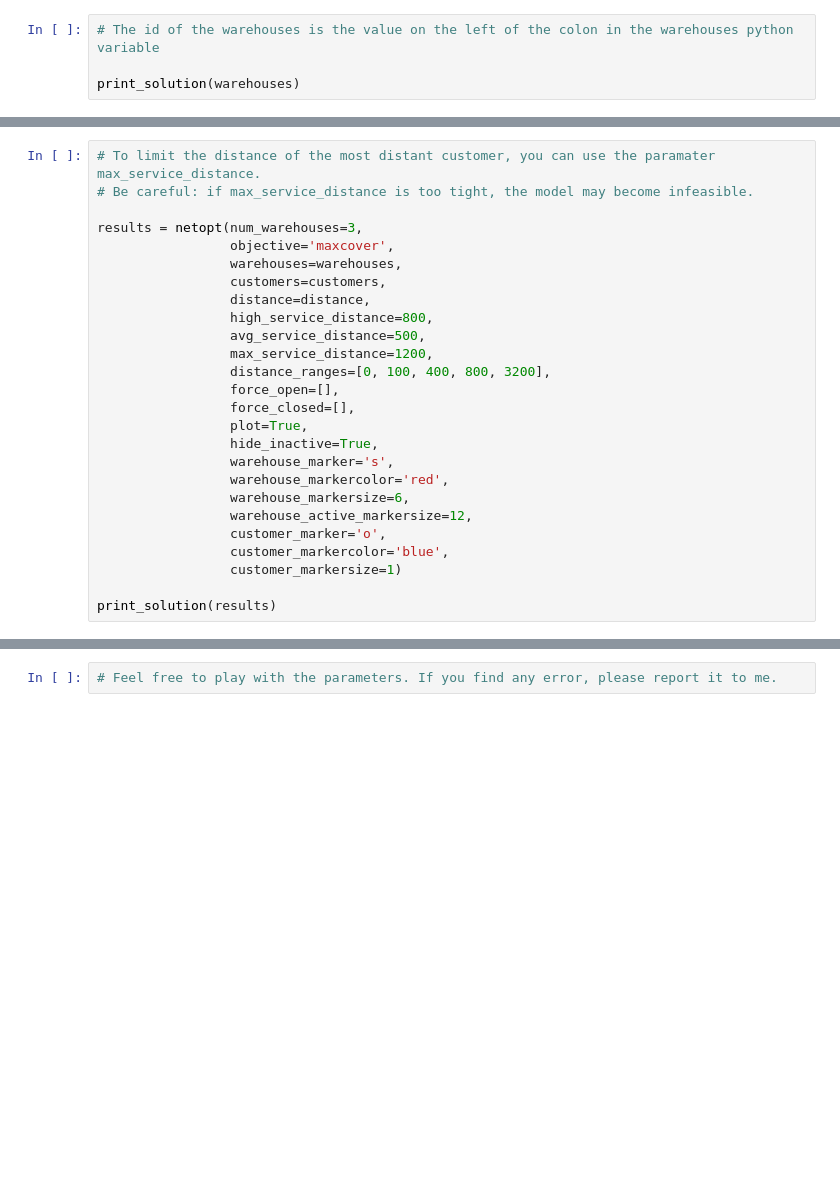
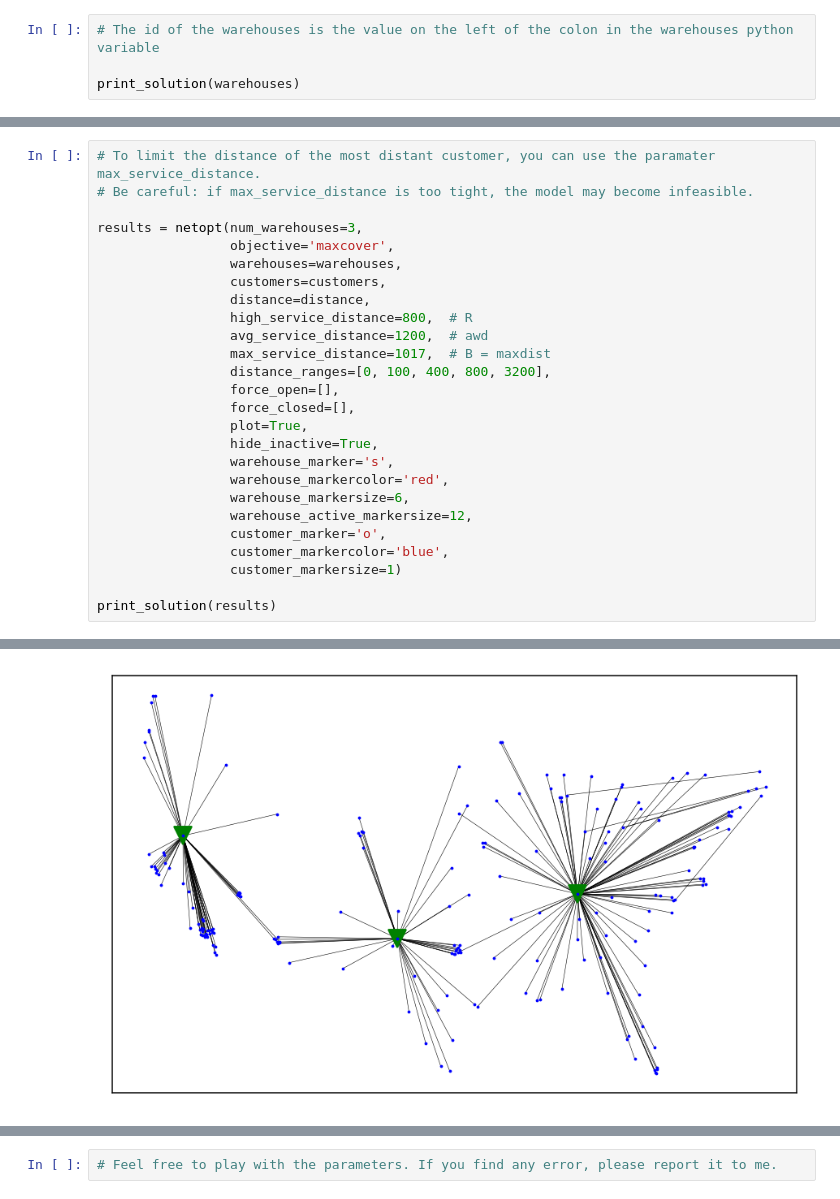
Before and after one commit to ropinotex/network_optimization, a Jupyter notebook: WarehouseNetworkOptimization.ipynb, the cells around one changed output, grey strips where cells are left out. Cells and saved outputs as stored; diff of their text form; blank space fills up the shorter version.

```diff
--- a/WarehouseNetworkOptimization.ipynb
+++ b/WarehouseNetworkOptimization.ipynb
@@ -172,9 +254,9 @@ results = netopt(num_warehouses=3,
                  warehouses=warehouses,
                  customers=customers,
                  distance=distance,
-                 high_service_distance=800,
-                 avg_service_distance=500,
-                 max_service_distance=1200,
+                 high_service_distance=800,  # R
+                 avg_service_distance=1200,  # awd
+                 max_service_distance=1017,  # B = maxdist
                  distance_ranges=[0, 100, 400, 800, 3200],
                  force_open=[],
                  force_closed=[],
@@ -189,3 +271,4 @@ results = netopt(num_warehouses=3,
                  customer_markersize=1)
 
 print_solution(results)
+# %% [output]
@@ -191,0 +295 @@ print_solution(results)
+[figure, added]
```
Also changed, not shown: parts of 6 cells of this notebook, 2 other files.
